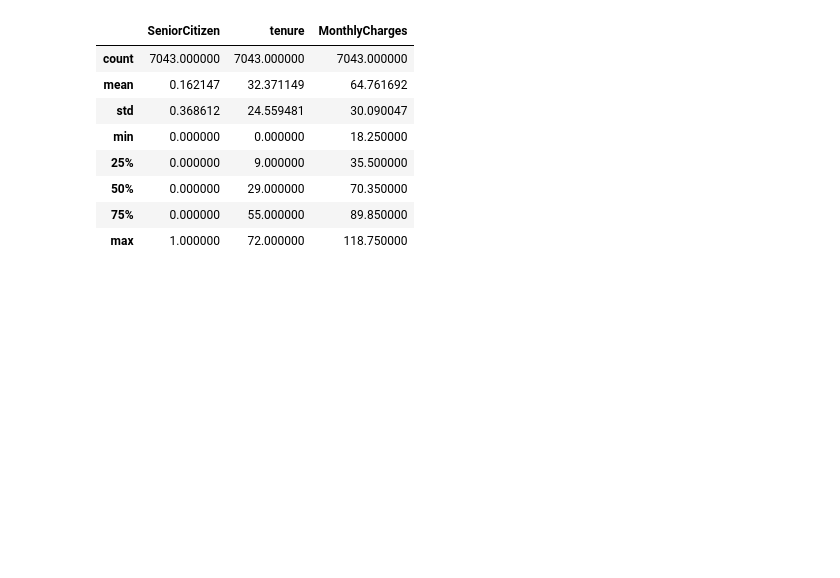
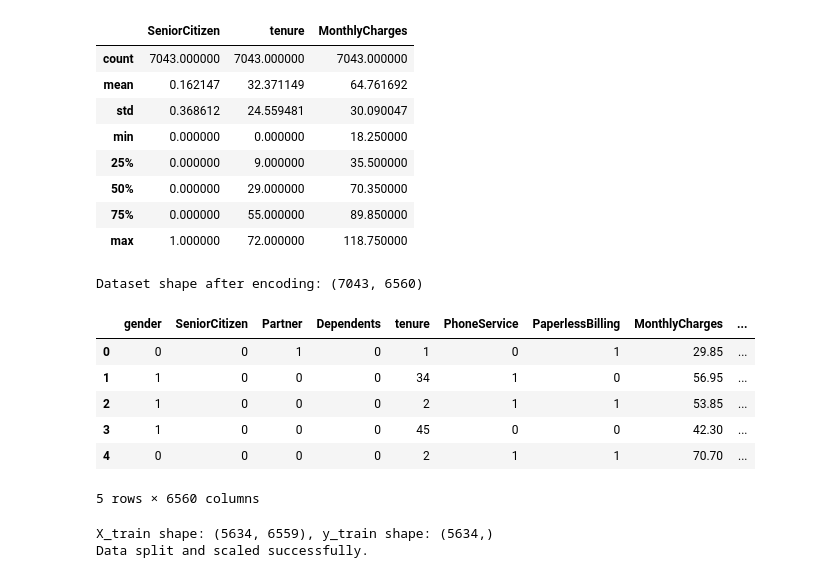
Before and after one commit to Lochana-Nelum/Teleproject, a Jupyter notebook: TelcoProject.ipynb, the cells around one changed output. Saved outputs shown, nothing was run; the diff lists cells and outputs as text; code cells hidden in the pictures; blank space fills up the shorter version.

```diff
--- a/TelcoProject.ipynb
+++ b/TelcoProject.ipynb
@@ -67,3 +67,59 @@ dtype: int64
 | 50% | 0.000000 | 29.000000 | 70.350000 |
 | 75% | 0.000000 | 55.000000 | 89.850000 |
 | max | 1.000000 | 72.000000 | 118.750000 |
+# %%
+# 1. Drop the CustomerID column as it is an identifier and not a feature
+df.drop('customerID', axis=1, inplace=True)
+
+# 2. Convert Binary Categorical features to 0/1
+# Replace 'No' with 0 and 'Yes' with 1 for the target variable 'Churn'
+df['Churn'] = df['Churn'].map({'Yes': 1, 'No': 0})
+# Do the same for other relevant binary features
+binary_cols = ['gender', 'Partner', 'Dependents', 'PhoneService', 'PaperlessBilling']
+for col in binary_cols:
+    if df[col].dtype == 'object':
+        # Assuming 'Yes'/'No' or 'Female'/'Male' structure where one is the positive class
+        df[col] = df[col].replace({'Yes': 1, 'No': 0})
+        # Handle 'Male'/'Female' for 'gender' if not done already, mapping it to 0/1
+        if col == 'gender':
+            df['gender'] = df['gender'].map({'Female': 0, 'Male': 1})
+
+# 3. One-Hot Encoding for multi-valued categorical features
+# These columns have more than two unique values
+categorical_cols = df.select_dtypes(include='object').columns
+df = pd.get_dummies(df, columns=categorical_cols, drop_first=True)
+
+print(f"Dataset shape after encoding: {df.shape}")
+df.head()
+# %% [output]
+Dataset shape after encoding: (7043, 6560)
+|  | gender | SeniorCitizen | Partner | Dependents | tenure | PhoneService | PaperlessBilling | MonthlyCharges | ... |
+| 0 | 0 | 0 | 1 | 0 | 1 | 0 | 1 | 29.85 | ... |
+| 1 | 1 | 0 | 0 | 0 | 34 | 1 | 0 | 56.95 | ... |
+| 2 | 1 | 0 | 0 | 0 | 2 | 1 | 1 | 53.85 | ... |
+| 3 | 1 | 0 | 0 | 0 | 45 | 0 | 0 | 42.30 | ... |
+| 4 | 0 | 0 | 0 | 0 | 2 | 1 | 1 | 70.70 | ... |
+5 rows × 6560 columns
+# %%
+from sklearn.model_selection import train_test_split
+from sklearn.preprocessing import StandardScaler
+
+# Separate features (X) and target (y)
+X = df.drop('Churn', axis=1)
+y = df['Churn']
+
+# Split the data into training and test sets (80% train, 20% test is common)
+X_train, X_test, y_train, y_test = train_test_split(X, y, test_size=0.2, random_state=42, stratify=y)
+print(f"X_train shape: {X_train.shape}, y_train shape: {y_train.shape}")
+
+# Initialize and fit the Scaler on the training data ONLY
+scaler = StandardScaler()
+X_train_scaled = scaler.fit_transform(X_train)
+
+# Apply the fitted scaler to the test data
+X_test_scaled = scaler.transform(X_test)
+
+print("Data split and scaled successfully.")
+# %% [output]
+X_train shape: (5634, 6559), y_train shape: (5634,)
+Data split and scaled successfully.
```
Also changed, not shown: parts of 2 cells of this notebook.
